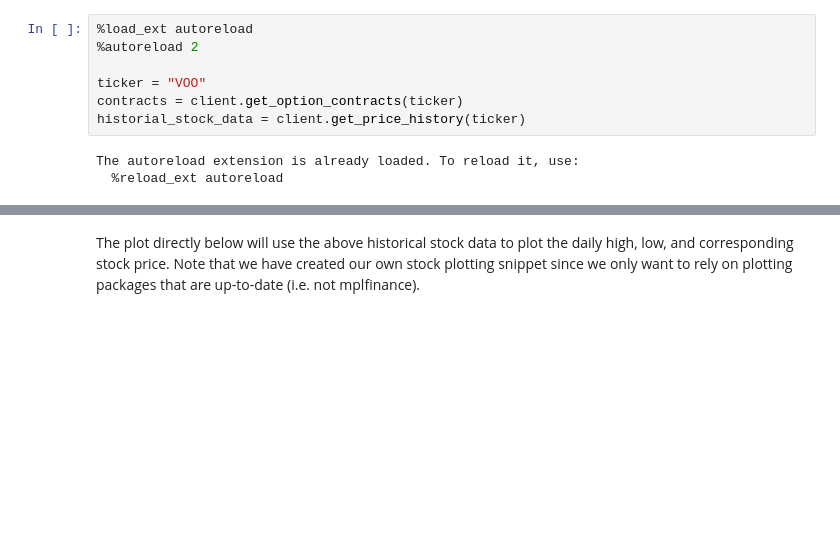
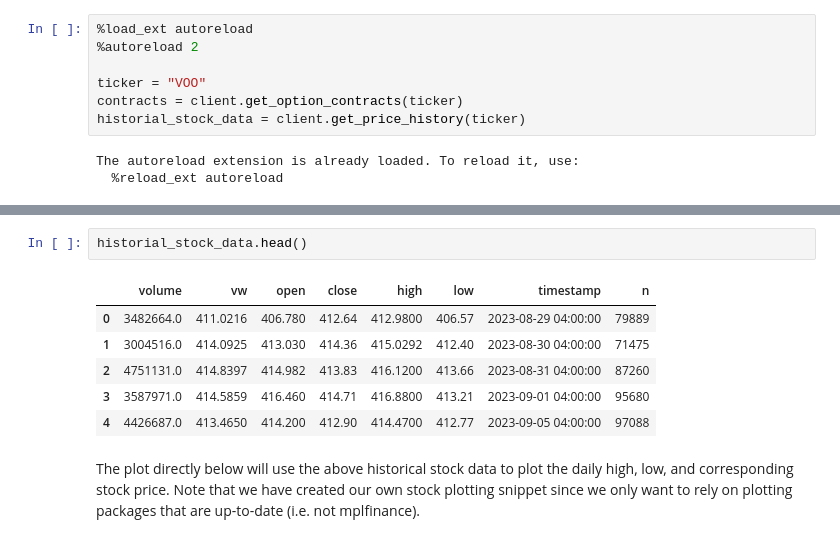
Before and after one commit to mkovacevich18/stonks, a Jupyter notebook: notebooks/options.ipynb, the cells around one changed output, grey strips where cells are left out. Cells and saved outputs as stored; diff of their text form; blank space fills up the shorter version.

```diff
--- a/notebooks/options.ipynb
+++ b/notebooks/options.ipynb
@@ -38,3 +70,12 @@ The autoreload extension is already loaded. To reload it, use:
+# %%
+historial_stock_data.head()
+# %% [output]
+|  | volume | vw | open | close | high | low | timestamp | n |
+| 0 | 3482664.0 | 411.0216 | 406.780 | 412.64 | 412.9800 | 406.57 | 2023-08-29 04:00:00 | 79889 |
+| 1 | 3004516.0 | 414.0925 | 413.030 | 414.36 | 415.0292 | 412.40 | 2023-08-30 04:00:00 | 71475 |
+| 2 | 4751131.0 | 414.8397 | 414.982 | 413.83 | 416.1200 | 413.66 | 2023-08-31 04:00:00 | 87260 |
+| 3 | 3587971.0 | 414.5859 | 416.460 | 414.71 | 416.8800 | 413.21 | 2023-09-01 04:00:00 | 95680 |
+| 4 | 4426687.0 | 413.4650 | 414.200 | 412.90 | 414.4700 | 412.77 | 2023-09-05 04:00:00 | 97088 |
 # %% [markdown]
 The plot directly below will use the above historical stock data to plot the daily high, low, and corresponding stock price. Note that we have created our own stock plotting snippet since we only want to rely on plotting packages that are up-to-date (i.e. not mplfinance).
 # %%
```
Also changed, not shown: parts of 4 cells of this notebook, 2 other files.
